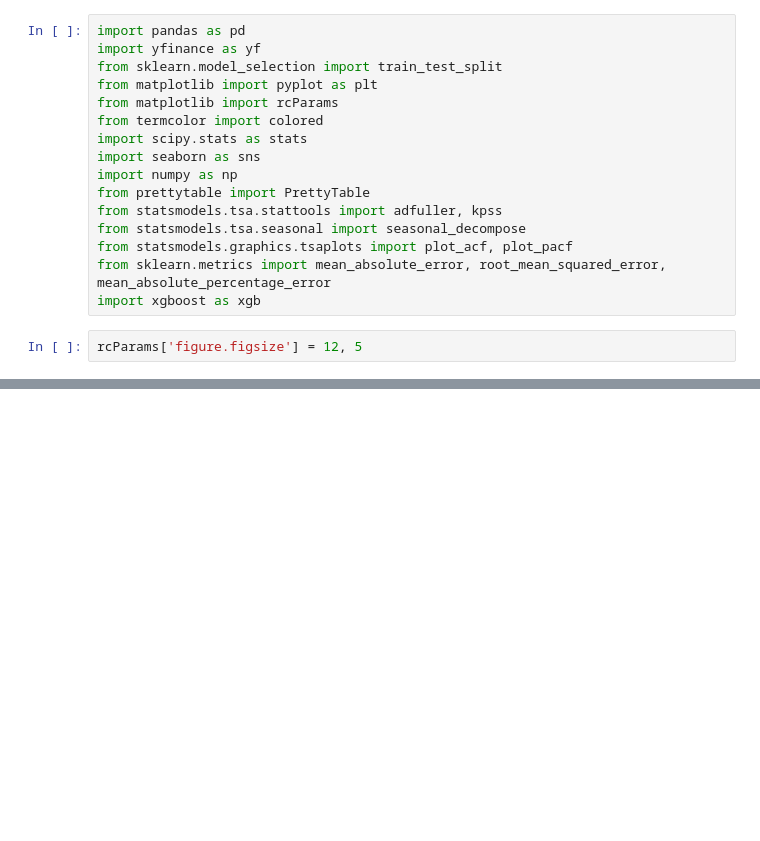
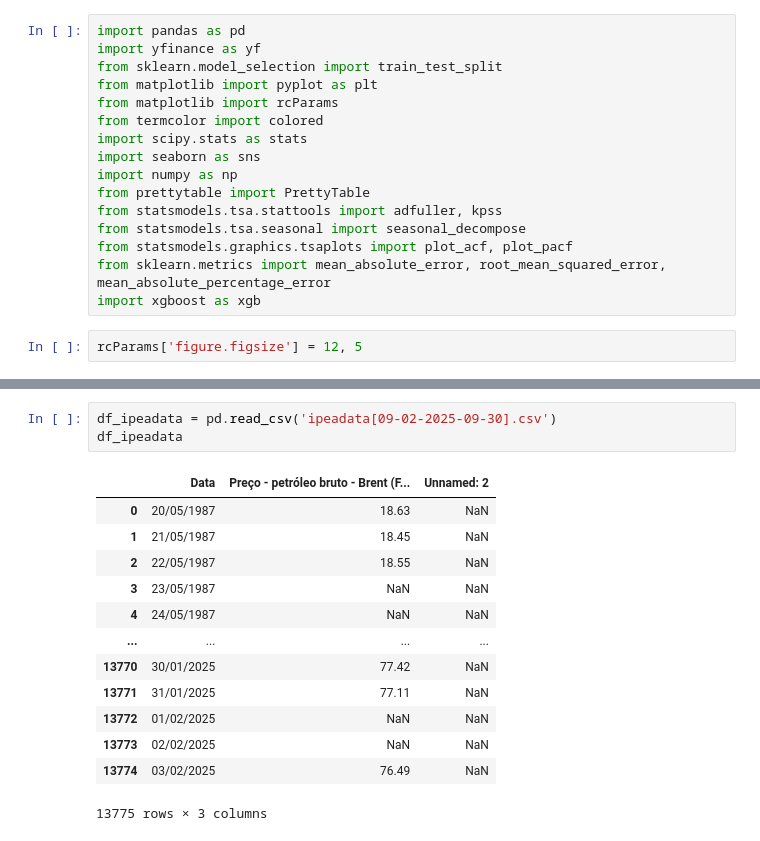
Before and after one commit to willdevsp/fiap-tech-challenge-pos-tech-data-analytics, a Jupyter notebook: Fase4/modelo_petroleo.ipynb, the cells around one changed output, grey strips where cells are left out. Saved outputs shown, nothing was run; the diff lists cells and outputs as text; blank space fills up the shorter version.

```diff
--- a/Fase4/modelo_petroleo.ipynb
+++ b/Fase4/modelo_petroleo.ipynb
@@ -36,4 +36,21 @@ yf.download("BZ=F", start="2005-01-01")
 4360 rows × 6 columns
+# %%
+df_ipeadata = pd.read_csv('ipeadata[09-02-2025-09-30].csv')
+df_ipeadata
+# %% [output]
+|  | Data | Preço - petróleo bruto - Brent (F... | Unnamed: 2 |
+| 0 | 20/05/1987 | 18.63 | NaN |
+| 1 | 21/05/1987 | 18.45 | NaN |
+| 2 | 22/05/1987 | 18.55 | NaN |
+| 3 | 23/05/1987 | NaN | NaN |
+| 4 | 24/05/1987 | NaN | NaN |
+| ... | ... | ... | ... |
+| 13770 | 30/01/2025 | 77.42 | NaN |
+| 13771 | 31/01/2025 | 77.11 | NaN |
+| 13772 | 01/02/2025 | NaN | NaN |
+| 13773 | 02/02/2025 | NaN | NaN |
+| 13774 | 03/02/2025 | 76.49 | NaN |
+13775 rows × 3 columns
 # %%
 class ForecastPetroleo():
     def __init__(self, ticker="BZ=F"):
```
Also changed, not shown: parts of 4 cells of this notebook, 1 other file.
